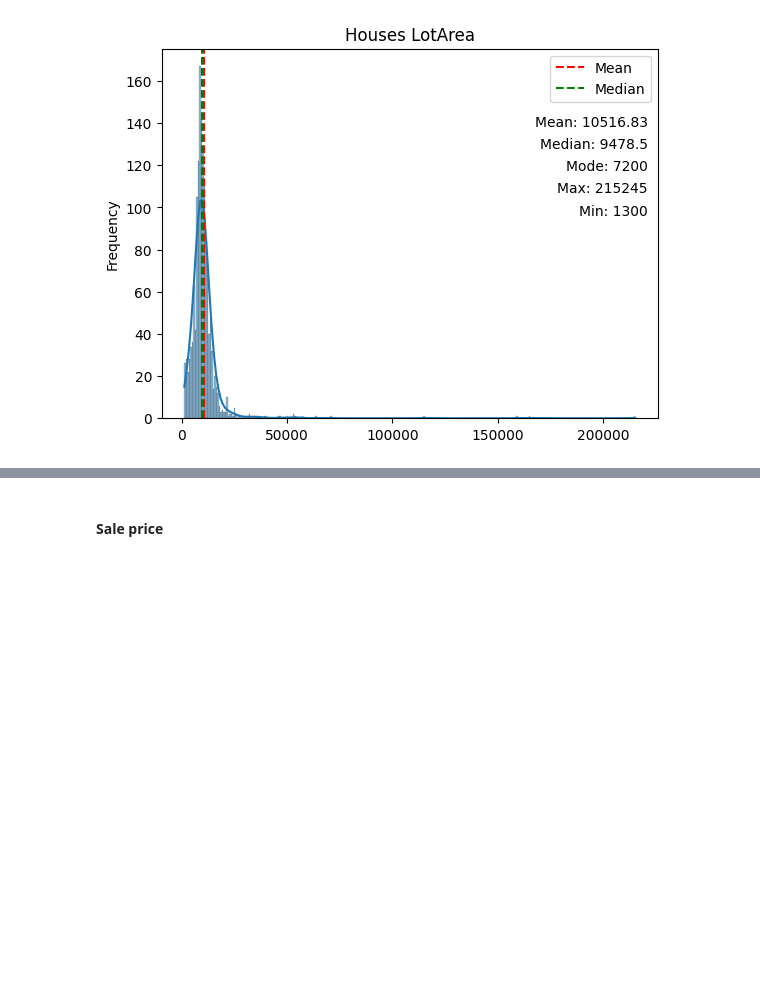
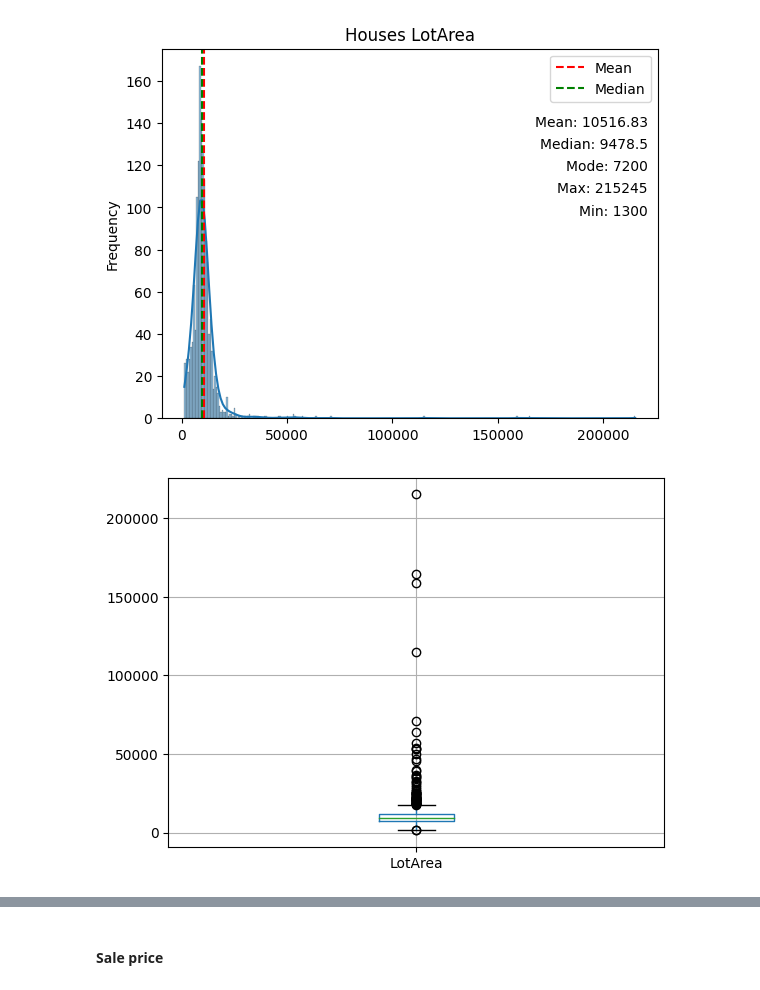
Before and after one commit to DannyEst6109/HT3-DataMining, a Jupyter notebook: analisisExploratorio.ipynb, the cells around one changed output, grey strips where cells are left out. Saved outputs shown, nothing was run; the diff lists cells and outputs as text; code cells hidden in the pictures; blank space fills up the shorter version.

```diff
--- a/analisisExploratorio.ipynb
+++ b/analisisExploratorio.ipynb
@@ -143,3 +152,8 @@ min        1300.000000
 max      215245.000000
 Name: LotArea, dtype: float64
 [figure]
+# %%
+data[['LotArea']].boxplot()
+plt.show()
+# %% [output]
+[figure, added]
```
Also changed, not shown: parts of 7 cells of this notebook.
